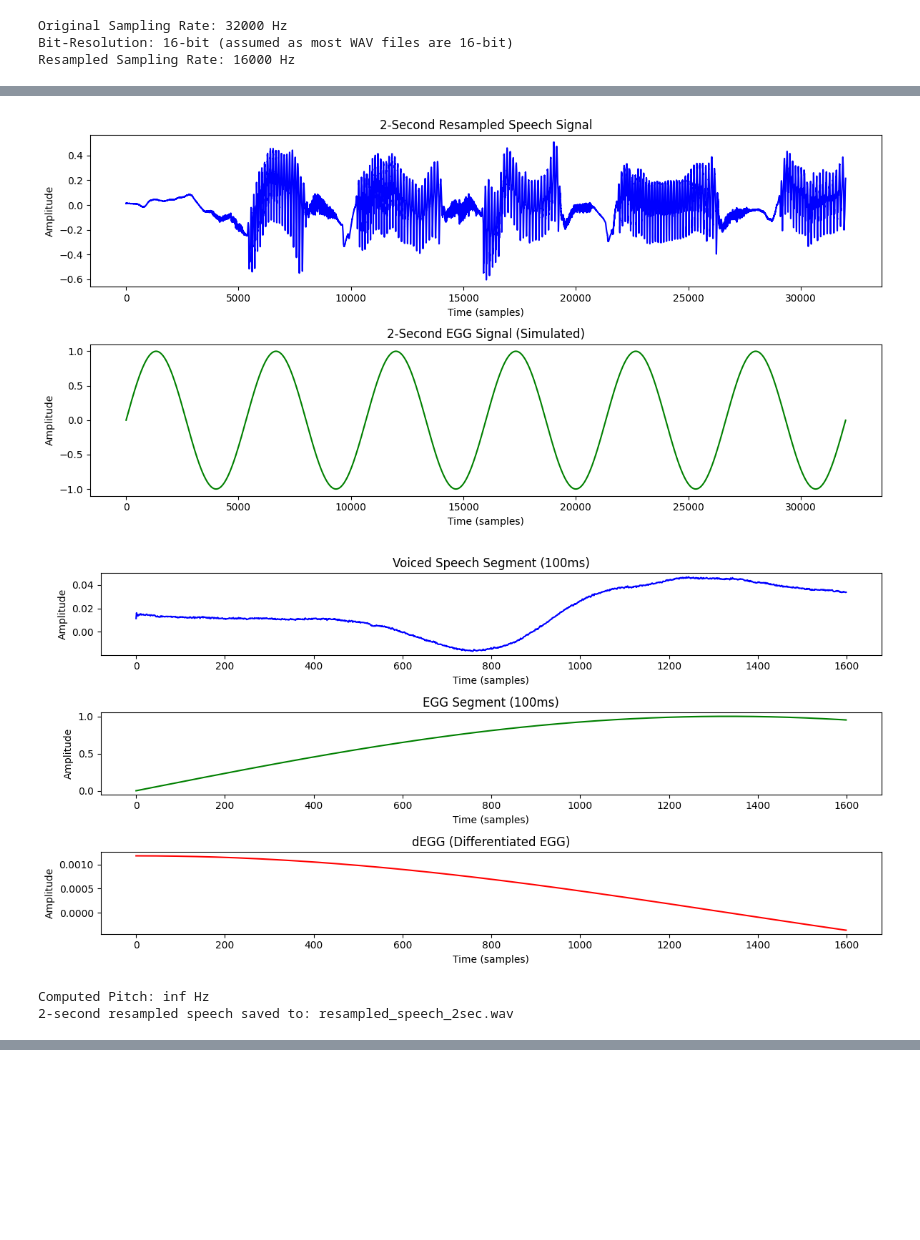
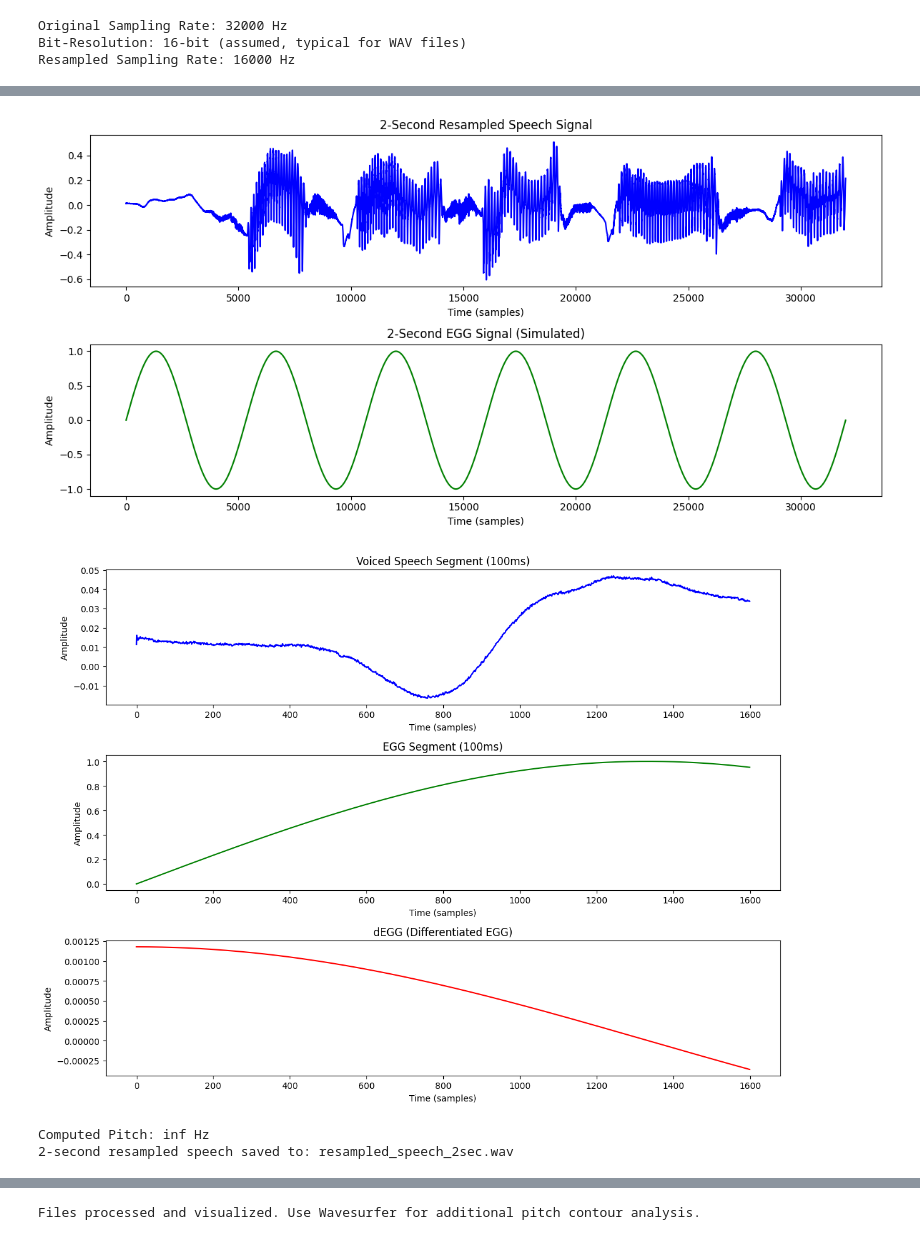
Before and after one commit to mithindev/COLLEGE, a Jupyter notebook: CB.EN.U4AIE22132.ipynb, the cells around one changed output, grey strips where cells are left out. Drawn from its saved outputs; the diff is of its cells as text; code cells hidden in the pictures; blank space fills up the shorter version.

```diff
--- a/CB.EN.U4AIE22132.ipynb
+++ b/CB.EN.U4AIE22132.ipynb
@@ -7,23 +7,24 @@ from scipy.signal import resample
 from scipy.io.wavfile import write
 import os
 
-# Load the speech waveform
+# ========== Part a: Load the speech waveform and display details ==========
 file_path = 'arctic_a0032.wav'
 speech, sr = librosa.load(file_path, sr=None)  # Original sampling rate
 
-# Part a: Show the original sampling rate and bit-resolution
+# Display original sampling rate and assumed bit resolution
 print(f"Original Sampling Rate: {sr} Hz")
-print(f"Bit-Resolution: 16-bit (assumed as most WAV files are 16-bit)")
+print(f"Bit-Resolution: 16-bit (assumed, typical for WAV files)")
 
-# Resample to half the original sampling rate
-resampled_speech = librosa.resample(speech, orig_sr=sr, target_sr=sr//2)
+# ========== Part b: Resample and visualize speech and EGG waveforms ==========
+# Resample speech to half the original sampling rate
 half_sr = sr // 2
+resampled_speech = librosa.resample(speech, orig_sr=sr, target_sr=half_sr)
 print(f"Resampled Sampling Rate: {half_sr} Hz")
 
-# Part b: Plot speech and EGG waveforms (dummy EGG for illustration)
-# Replace 'egg_signal' with the actual EGG waveform if available
-egg_signal = np.sin(2 * np.pi * 3 * np.arange(len(resampled_speech)) / half_sr)  # Simulated EGG waveform
+# Simulate an EGG waveform (replace with real data if available)
+egg_signal = np.sin(2 * np.pi * 3 * np.arange(len(resampled_speech)) / half_sr)  # Example EGG waveform
 
+# Plot the resampled speech and simulated EGG waveforms
 plt.figure(figsize=(12, 6))
 plt.subplot(2, 1, 1)
 plt.plot(resampled_speech, color='blue')
@@ -39,11 +40,13 @@ plt.ylabel('Amplitude')
 plt.tight_layout()
 plt.show()
 
-# Part c: Take 2 seconds of the resampled speech and compare with EGG
+# ========== Part c: Analyze a 2-second segment ==========
+# Extract 2 seconds of resampled speech and corresponding EGG segment
 duration_samples = 2 * half_sr
 speech_2sec = resampled_speech[:duration_samples]
 egg_2sec = egg_signal[:duration_samples]
 
+# Plot the 2-second segments
 plt.figure(figsize=(12, 6))
 plt.subplot(2, 1, 1)
 plt.plot(speech_2sec, color='blue')
@@ -59,12 +62,13 @@ plt.ylabel('Amplitude')
 plt.tight_layout()
 plt.show()
 
-# Part d: Analyze a 100ms voiced segment
+# ========== Part d: Voiced segment analysis (100ms) ==========
 segment_duration = int(0.1 * half_sr)  # 100ms in samples
 voiced_segment = speech_2sec[:segment_duration]
-degg = np.gradient(egg_2sec[:segment_duration])  # Compute dEGG
+degg = np.gradient(egg_2sec[:segment_duration])  # Differentiated EGG
 
-plt.figure(figsize=(12, 6))
+# Plot the voiced segment, EGG, and dEGG
+plt.figure(figsize=(12, 9))
 plt.subplot(3, 1, 1)
 plt.plot(voiced_segment, color='blue')
 plt.title('Voiced Speech Segment (100ms)')
@@ -85,23 +89,19 @@ plt.ylabel('Amplitude')
 plt.tight_layout()
 plt.show()
 
-# Compute pitch for one glottal cycle
-# Assume first peak as GCI and second as GOI for pitch calculation
+# Compute pitch from glottal cycle indices
 gci_idx = np.argmax(degg)
 goi_idx = gci_idx + np.argmax(degg[gci_idx + 1:])
 glottal_period = (goi_idx - gci_idx) / half_sr
 pitch = 1 / glottal_period
 print(f"Computed Pitch: {pitch:.2f} Hz")
 
-# Save the 2-second resampled speech
+# Save the 2-second resampled speech to a file
 output_path = 'resampled_speech_2sec.wav'
 write(output_path, half_sr, (speech_2sec * 32767).astype(np.int16))
 print(f"2-second resampled speech saved to: {output_path}")
 
-# Part e: Load the file into Wavesurfer manually for pitch contour plot
-# Use Wavesurfer to visualize pitch and compare with computed values above
-
-# Part f: Real magnitude spectrum for 100ms and 25ms frames
+# ========== Part e: Magnitude spectrum analysis ==========
 def magnitude_spectrum(signal, frame_size):
     frame = signal[:frame_size]
     N = len(frame)
@@ -115,44 +115,44 @@ frame_25ms = magnitude_spectrum(speech_2sec, int(0.025 * half_sr))
 freq_100ms = np.linspace(0, half_sr // 2, len(frame_100ms))
 freq_25ms = np.linspace(0, half_sr // 2, len(frame_25ms))
 
+# Plot magnitude spectra for 100ms and 25ms frames
 plt.figure(figsize=(12, 6))
 plt.subplot(2, 1, 1)
 plt.plot(freq_100ms, frame_100ms, color='blue')
 plt.title('Magnitude Spectrum (100ms)')
 plt.xlabel('Frequency (Hz)')
 plt.ylabel('Magnitude')
 
 plt.subplot(2, 1, 2)
 plt.plot(freq_25ms, frame_25ms, color='orange')
 plt.title('Magnitude Spectrum (25ms)')
 plt.xlabel('Frequency (Hz)')
 plt.ylabel('Magnitude')
 plt.tight_layout()
 plt.show()
 
-# Part 2: Load files from Sample_files_Tut folder
-# Replace with the correct path to your files
+# ========== Part 2: Load and visualize multiple audio files ==========
 folder_path = 'Sample_files_Tut/'
 file_list = [os.path.join(folder_path, f) for f in os.listdir(folder_path) if f.endswith('.wav')]
 
 for file in file_list:
     signal, sr = librosa.load(file, sr=None)
     plt.figure(figsize=(12, 6))
     plt.plot(signal, label=os.path.basename(file))
     plt.title(f'Speech Signal: {os.path.basename(file)}')
     plt.xlabel('Time (samples)')
     plt.ylabel('Amplitude')
     plt.legend()
     plt.show()
 
-# Save separate files and visualize pitch contour in Wavesurfer
+print("Files processed and visualized. Use Wavesurfer for additional pitch contour analysis.")
 # %% [output]
 Original Sampling Rate: 32000 Hz
-Bit-Resolution: 16-bit (assumed as most WAV files are 16-bit)
+Bit-Resolution: 16-bit (assumed, typical for WAV files)
 Resampled Sampling Rate: 16000 Hz
 [figure]
 [figure]
-[figure, old version]
+[figure, new version]
 Computed Pitch: inf Hz
 2-second resampled speech saved to: resampled_speech_2sec.wav
 [figure]
@@ -161,0 +164 @@ Computed Pitch: inf Hz
+Files processed and visualized. Use Wavesurfer for additional pitch contour analysis.
```
Also changed, not shown: parts of 1 cell of this notebook.
